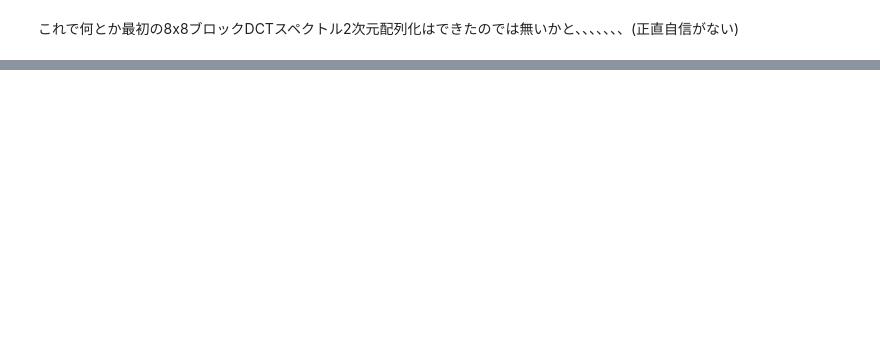
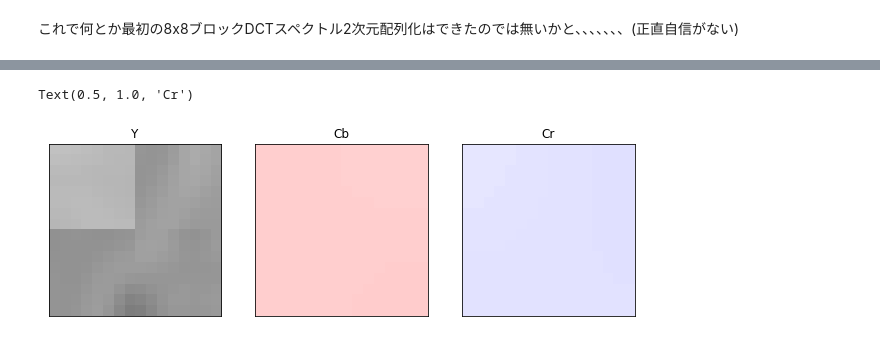
Before and after one commit to arockyu/python_beginner, a Jupyter notebook: jpeg_binary_data_analysis.ipynb, the cells around one changed output, grey strips where cells are left out. Drawn from its saved outputs; the diff is of its cells as text; code cells hidden in the pictures; blank space fills up the shorter version.

```diff
--- a/jpeg_binary_data_analysis.ipynb
+++ b/jpeg_binary_data_analysis.ipynb
@@ -1636,0 +1935,7 @@ array([[1249,    9,   -2,    0,    0,    0,    0,    0],
+# %%
+mcu_size_x=8*Hmax
+mcu_size_y=8*Vmax
+
+X_mcus=X/mcu_size_x if(X%mcu_size_x==0)else int(X/mcu_size_x)+1 ##X方向のMCU数
+Y_mcus=Y/mcu_size_y if(Y%mcu_size_y==0)else int(Y/mcu_size_y)+1 ##Y方向のMCU数
+print(X_mcus,Y_mcus)
@@ -1636,0 +1946,5 @@ array([[1249,    9,   -2,    0,    0,    0,    0,    0],
+# %%
+mcu_struct=[]
+for i in range(Ns):
+    mcu_struct+=[[H[i]*V[i],(H[i],V[i])]]
+print(mcu_struct)
@@ -1636,0 +2346,31 @@ array([[1249,    9,   -2,    0,    0,    0,    0,    0],
+# %%
+idct_Y=np.zeros((16,16),float)
+idct_Cr=np.zeros((16,16),float)
+idct_Cb=np.zeros((16,16),float)
+idct_Y[0:8,0:8]=fft.idct(fft.idct(Y_spectrum_np[0:8,0:8],n=8,axis=0,norm='ortho'),n=8,axis=1,norm='ortho')+128
+idct_Y[0:8,8:16]=fft.idct(fft.idct(Y_spectrum_np[0:8,8:16],n=8,axis=0,norm='ortho'),n=8,axis=1,norm='ortho')+128
+idct_Y[8:16,0:8]=fft.idct(fft.idct(Y_spectrum_np[8:16,0:8],n=8,axis=0,norm='ortho'),n=8,axis=1,norm='ortho')+128
+idct_Y[8:16,8:16]=fft.idct(fft.idct(Y_spectrum_np[8:16,8:16],n=8,axis=0,norm='ortho'),n=8,axis=1,norm='ortho')+128
+
+idct_Cb=fft.idct(fft.idct(Cb_spectrum_np,n=16,axis=0,norm='ortho'),n=16,axis=1,norm='ortho')
+idct_Cr=fft.idct(fft.idct(Cr_spectrum_np,n=16,axis=0,norm='ortho'),n=16,axis=1,norm='ortho')
+
+fig, axs = plt.subplots(1, 3,figsize=[10.5,3.5])   #1x3のマルチっプロットの作成
+
+axs[0].imshow(255-idct_Y,cmap="Greys",vmin=0,vmax=256)
+axs[0].set_xticks([])
+axs[0].set_yticks([])
+axs[0].set_title("Y")
+
+axs[1].imshow(idct_Cb,cmap="bwr",vmin=-128,vmax=128)
+axs[1].set_xticks([])
+axs[1].set_yticks([])
+axs[1].set_title("Cb")
+
+axs[2].imshow(idct_Cr,cmap="bwr",vmin=-128,vmax=128)
+axs[2].set_xticks([])
+axs[2].set_yticks([])
+axs[2].set_title("Cr")
+# %% [output]
+Text(0.5, 1.0, 'Cr')
+[figure, added]
```
Also changed, not shown: parts of 63 cells of this notebook.
